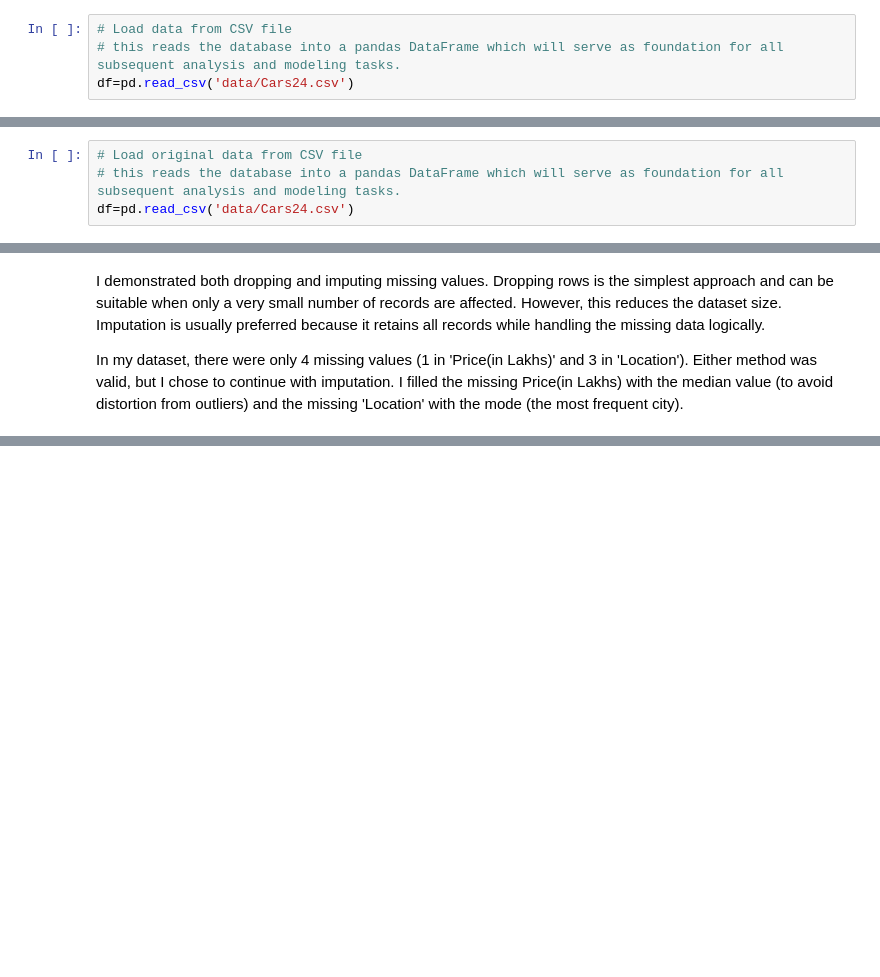
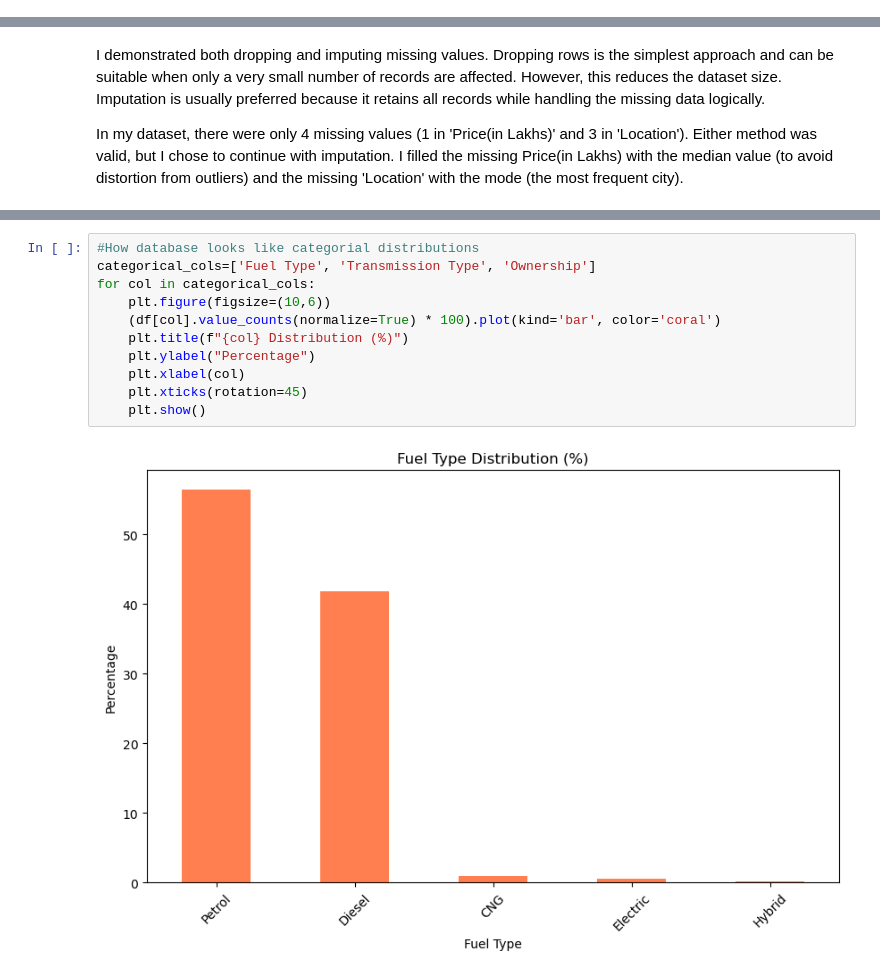
Before and after one commit to ps761/COMP1142281, a Jupyter notebook: 1142281_assignment.ipynb, the cells around one changed output, grey strips where cells are left out. Cells and saved outputs as stored; diff of their text form; blank space fills up the shorter version.

```diff
--- a/1142281_assignment.ipynb
+++ b/1142281_assignment.ipynb
@@ -179,4 +161,0 @@ df_missing_demo = df.copy()
-# %%
-# Load data from CSV file
-# this reads the database into a pandas DataFrame which will serve as foundation for all subsequent analysis and modeling tasks.
-df=pd.read_csv('data/Cars24.csv')
@@ -275,5 +162 @@ I demonstrated handling missing values using a demo copy of the dataset where I
-# %%
-# Load original data from CSV file
-# this reads the database into a pandas DataFrame which will serve as foundation for all subsequent analysis and modeling tasks.
-df=pd.read_csv('data/Cars24.csv')
 # %% [markdown]
@@ -398,0 +352,13 @@ stats.probplot(df_cleaned[feature], plot=plt)
+# %%
+#How database looks like categorial distributions
+categorical_cols=['Fuel Type', 'Transmission Type', 'Ownership']
+for col in categorical_cols:
+    plt.figure(figsize=(10,6))
+    (df[col].value_counts(normalize=True) * 100).plot(kind='bar', color='coral')
+    plt.title(f"{col} Distribution (%)")
+    plt.ylabel("Percentage")
+    plt.xlabel(col)
+    plt.xticks(rotation=45)
+    plt.show()
+# %% [output]
+[figure, added]
```
Also changed, not shown: parts of 49 cells of this notebook.
